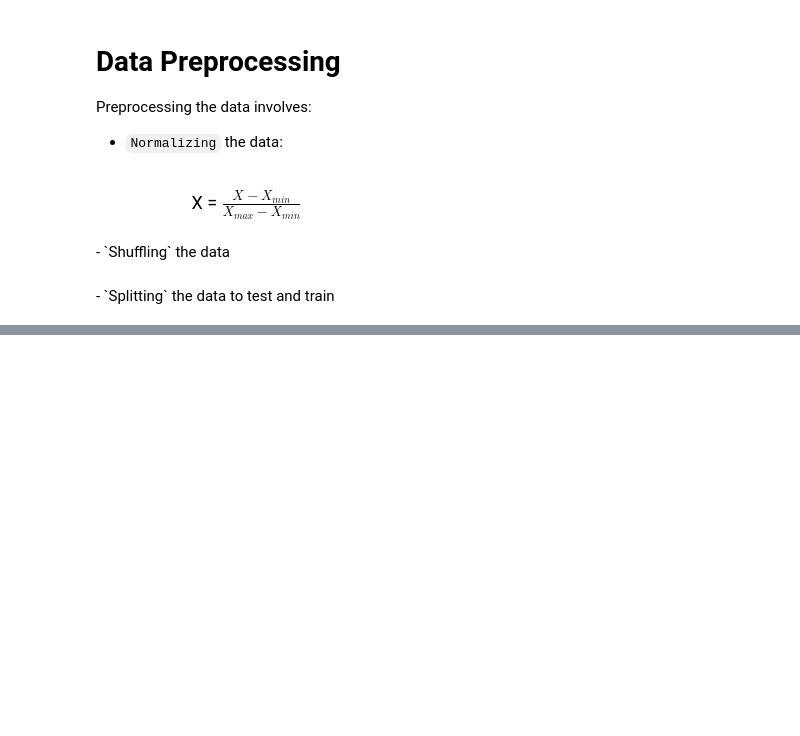
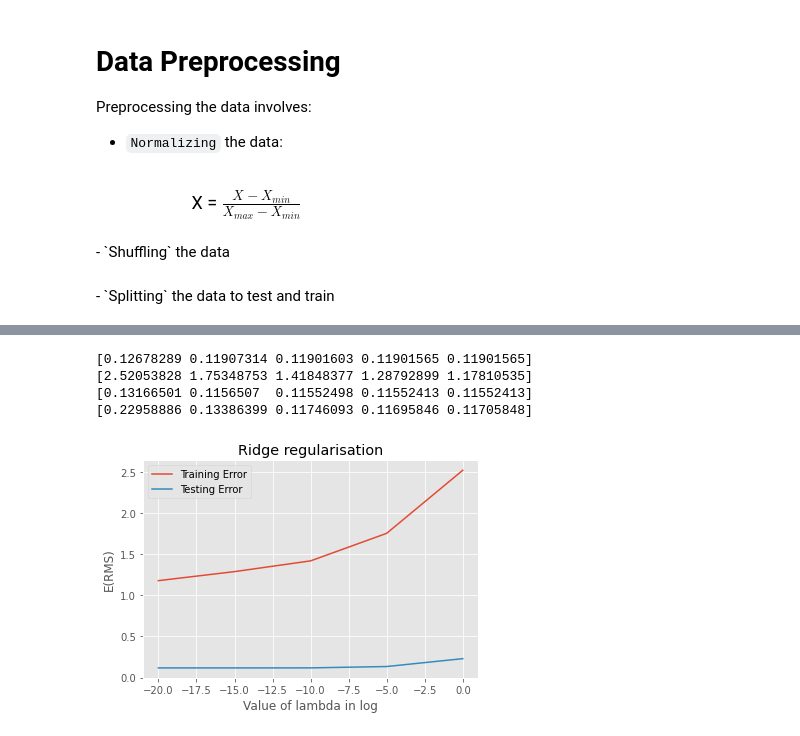
Before and after one commit to aayush11shah/FoDS-Assignments, a Jupyter notebook: Assignment-1/Regression_LR.ipynb, the cells around one changed output, grey strips where cells are left out. Cells and saved outputs as stored; diff of their text form; code cells hidden in the pictures; blank space fills up the shorter version.

```diff
--- a/Assignment-1/Regression_LR.ipynb
+++ b/Assignment-1/Regression_LR.ipynb
@@ -244,0 +531,15 @@ train_X = train_data[["X1","X2"]].to_numpy()
+# %%
+#lambda = -15
+l = np.c_[X1, X2]
+train_X_terms, W_gd, cost_history_gd, W_sgd, cost_history_sgd, n_iter, degree = model_ridge(l, Y, 0.01, 20000, math.exp(-15), 9)
+
+l = np.c_[X11, X21]
+train_X_terms, A = generate_vectors(l, degree)
+v7[3]=math.sqrt(calculate_cost_ridge(W_gd, train_X_terms, Y1, math.exp(-15)))
+
+train_X_terms, A = generate_vectors(l, degree)
+v8[3]=math.sqrt(calculate_cost_ridge(W_sgd, train_X_terms, Y1, math.exp(-15)))
+
+lamb[3]=-15
+v5[3]=math.sqrt(cost_history_gd[-1])
+v6[3]=math.sqrt(cost_history_sgd[-1])
@@ -244,0 +564,15 @@ train_X = train_data[["X1","X2"]].to_numpy()
+# %%
+#lambda = -20
+l = np.c_[X1, X2]
+train_X_terms, W_gd, cost_history_gd, W_sgd, cost_history_sgd, n_iter, degree = model_ridge(l, Y, 0.01, 20000, math.exp(-20), 9)
+
+l = np.c_[X11, X21]
+train_X_terms, A = generate_vectors(l, degree)
+v7[4]=math.sqrt(calculate_cost_ridge(W_gd, train_X_terms, Y1, math.exp(-20)))
+
+train_X_terms, A = generate_vectors(l, degree)
+v8[4]=math.sqrt(calculate_cost_ridge(W_sgd, train_X_terms, Y1, math.exp(-20)))
+
+lamb[4]=-20
+v5[4]=math.sqrt(cost_history_gd[-1])
+v6[4]=math.sqrt(cost_history_sgd[-1])
@@ -244,0 +597,27 @@ train_X = train_data[["X1","X2"]].to_numpy()
+# %%
+print(v5)
+print(v6)
+print(v7)
+print(v8)
+# %% [output]
+[0.12678289 0.11907314 0.11901603 0.11901565 0.11901565]
+[2.52053828 1.75348753 1.41848377 1.28792899 1.17810535]
+[0.13166501 0.1156507  0.11552498 0.11552413 0.11552413]
+[0.22958886 0.13386399 0.11746093 0.11695846 0.11705848]
+# %%
+# Function to plot
+plt.plot(lamb, v6, label ='Training Error')
+plt.plot(lamb, v8, label ='Testing Error')
+
+plt.xlabel("Value of lambda in log")
+plt.ylabel("E(RMS)")
+
+# Function add a legend
+plt.legend()
+
+plt.title("Ridge regularisation")
+
+# function to show the plot
+plt.show()
+# %% [output]
+[figure, added]
```
Also changed, not shown: parts of 24 cells of this notebook.
